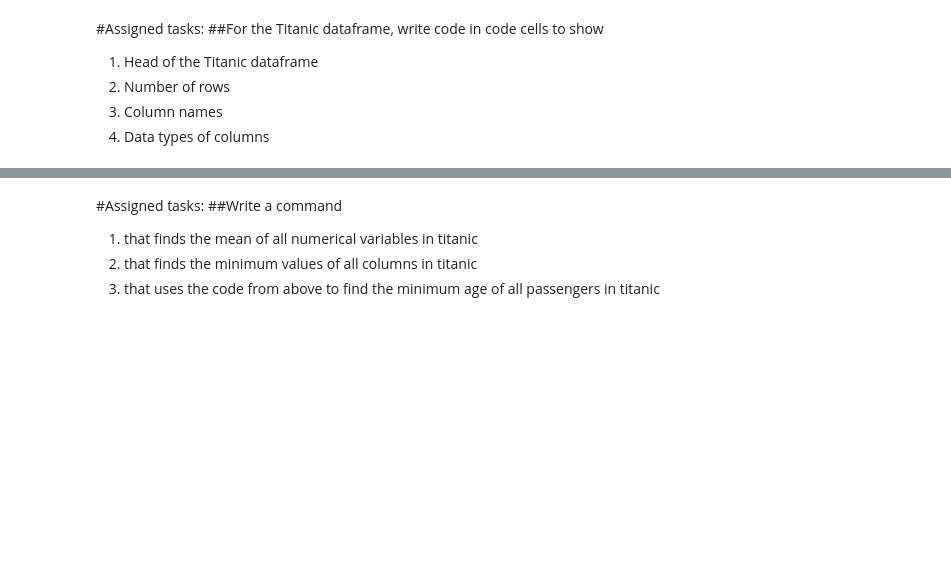
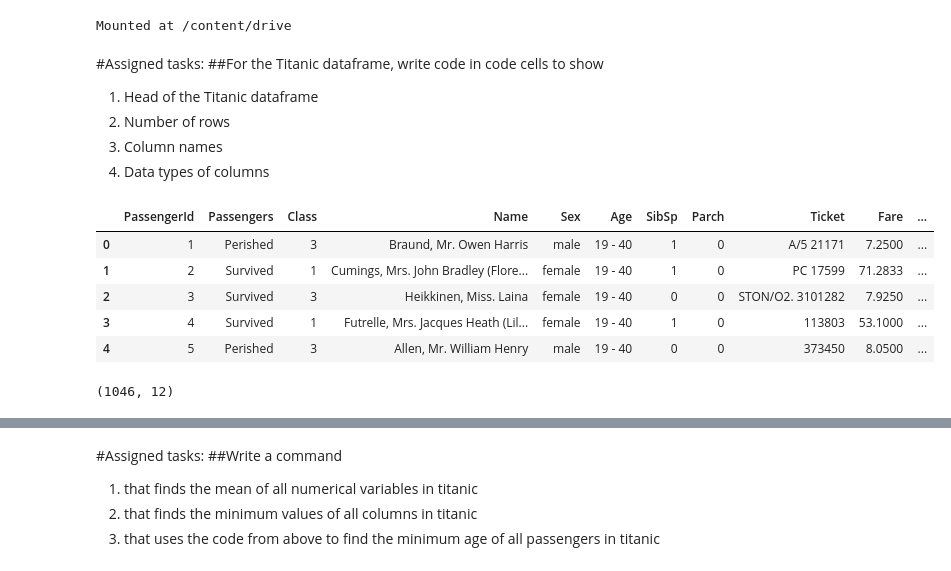
Before and after one commit to MadmanMarble/GLAP, a Jupyter notebook: Assignment_3_part_1.ipynb, the cells around one changed output, grey strips where cells are left out. Cells and saved outputs as stored; diff of their text form; code cells hidden in the pictures; blank space fills up the shorter version.

```diff
--- a/Assignment_3_part_1.ipynb
+++ b/Assignment_3_part_1.ipynb
@@ -1,5 +1,10 @@
 # %% [markdown]
 <a href="https://colab.research.google.com/github/MadmanMarble/GLAP/blob/main/Assignment_3_part_1.ipynb" target="_parent"><img src="https://colab.research.google.com/assets/colab-badge.svg" alt="Open In Colab"/></a>
+# %%
+from google.colab import drive
+drive.mount('/content/drive')
+# %% [output]
+Mounted at /content/drive
 # %%
 import pandas as pd
 # %%
@@ -11,3 +16,12 @@ df = pd.read_csv("https://gist.githubusercontent.com/DariaAlekseeva/299611a0daa6
 2. Number of rows
 3. Column names
 4. Data types of columns
+# %%
+df.head()
+# %% [output]
+|  | PassengerId | Passengers | Class | Name | Sex | Age | SibSp | Parch | Ticket | Fare | ... |
+| 0 | 1 | Perished | 3 | Braund, Mr. Owen Harris | male | 19 - 40 | 1 | 0 | A/5 21171 | 7.2500 | ... |
+| 1 | 2 | Survived | 1 | Cumings, Mrs. John Bradley (Flore... | female | 19 - 40 | 1 | 0 | PC 17599 | 71.2833 | ... |
+| 2 | 3 | Survived | 3 | Heikkinen, Miss. Laina | female | 19 - 40 | 0 | 0 | STON/O2. 3101282 | 7.9250 | ... |
+| 3 | 4 | Survived | 1 | Futrelle, Mrs. Jacques Heath (Lil... | female | 19 - 40 | 1 | 0 | 113803 | 53.1000 | ... |
+| 4 | 5 | Perished | 3 | Allen, Mr. William Henry | male | 19 - 40 | 0 | 0 | 373450 | 8.0500 | ... |
@@ -13,0 +30,9 @@ df = pd.read_csv("https://gist.githubusercontent.com/DariaAlekseeva/299611a0daa6
+# %%
+# how many rows are in the dataframe?
+# .shape shows the rows and columns in the table
+# the result is a tuple () means tuple. {} means set. [] means list.
+# () tuple is not allowed to change.
+# df.shape[0] refers to the providing the first number in the tuple = 1046
+df.shape
+# %% [output]
+(1046, 12)
```
Also changed, not shown: parts of 8 cells of this notebook.
